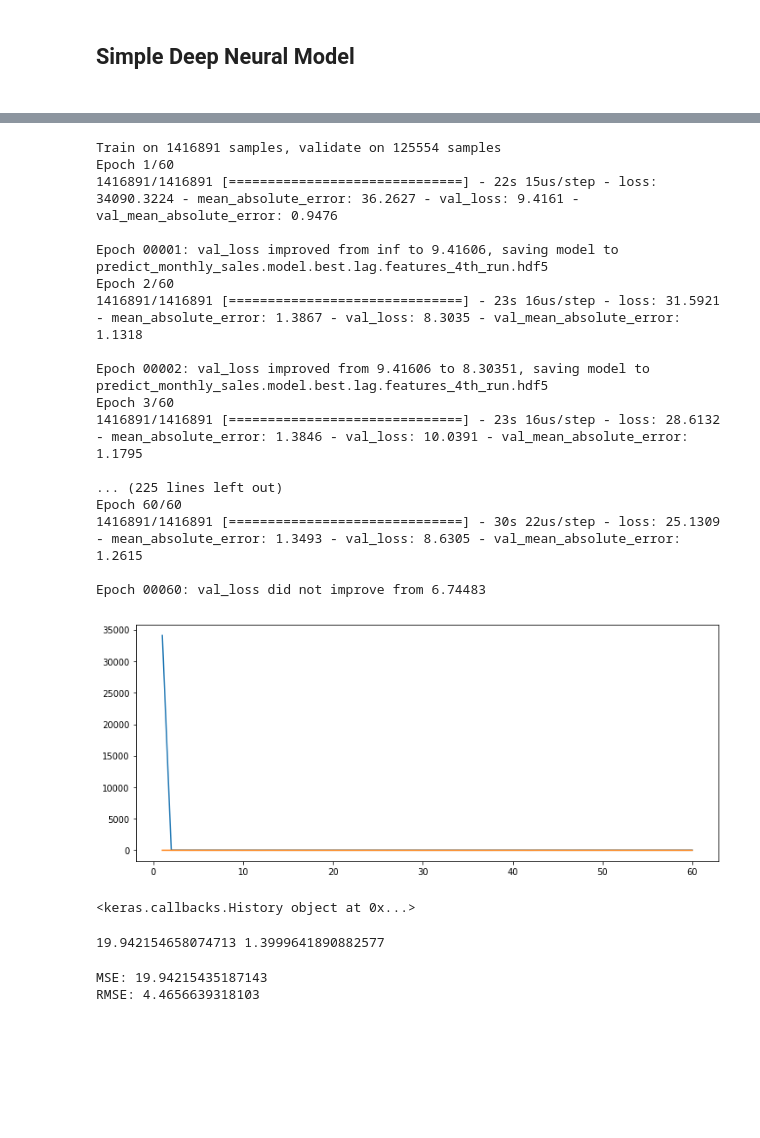
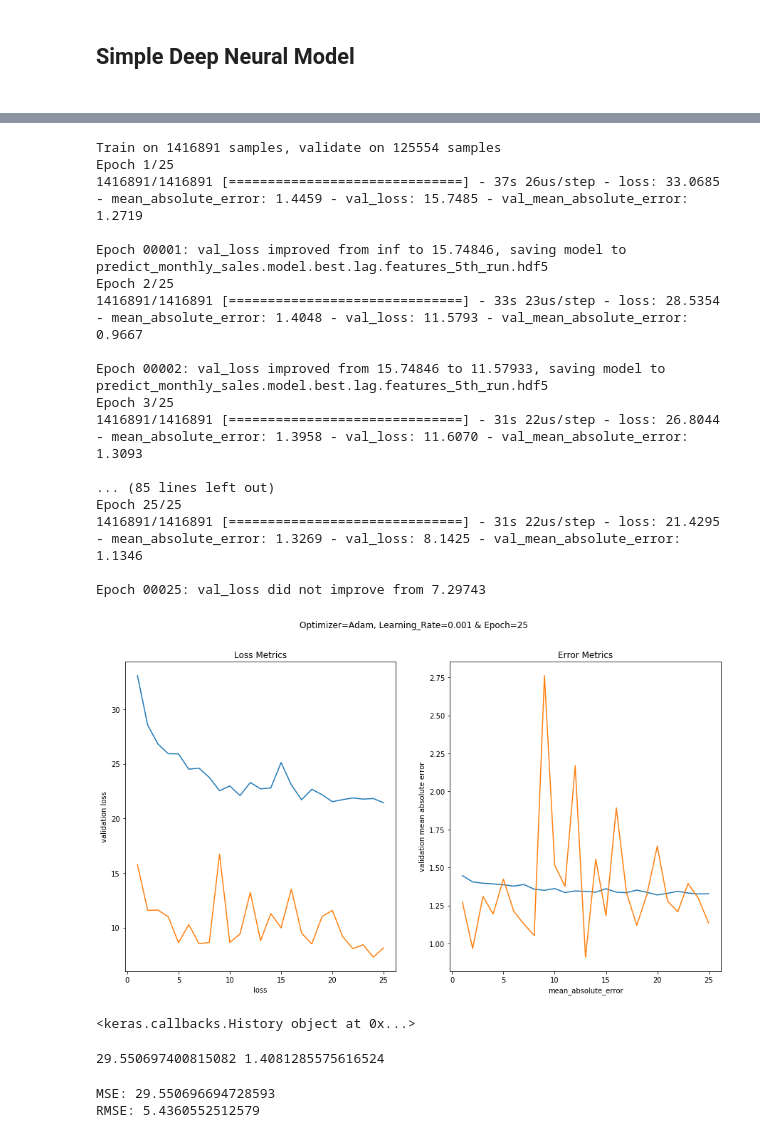
Before and after one commit to dj-more/Udacity-capstone, a Jupyter notebook: PredictSales-DeepNeuralNet.ipynb, the cells around one changed output, grey strips where cells are left out. Saved outputs shown, nothing was run; the diff lists cells and outputs as text; code cells hidden in the pictures; blank space fills up the shorter version.

Commit message:
Finalized sales prediction model

```diff
--- a/PredictSales-DeepNeuralNet.ipynb
+++ b/PredictSales-DeepNeuralNet.ipynb
@@ -156,13 +156,20 @@ del X_test['item_cnt_day']
 from keras.utils import np_utils
 from keras.models import Sequential
 from keras.layers import Dense, Dropout, Activation
+from keras.layers.normalization import BatchNormalization
 
 # define the model
 model = Sequential()
-model.add(Dense(32, input_shape=X_train.shape[1:],activation='relu'))
-model.add(Dropout(0.2))
-model.add(Dense(16, activation='relu'))
-model.add(Dropout(0.2))
+#model.add(Dense(100, input_shape=X_train.shape[1:],activation=None, kernel_initializer='he_normal'))
+model.add(Dense(100, input_shape=X_train.shape[1:],activation='relu',kernel_initializer='he_normal'))
+model.add(BatchNormalization())
+#model.add(Activation('relu'))
+model.add(Dropout(0.02))
+model.add(Dense(50, activation='relu', kernel_initializer='he_normal'))
+#model.add(Dense(64, activation='relu'))
+model.add(BatchNormalization())
+#model.add(Activation('relu'))
+model.add(Dropout(0.02))
 model.add(Dense(1, activation=None))
 
 # summarize the model
@@ -189,42 +195,59 @@ _________________________________________________________________
 # %%
 from keras import metrics
-model.compile(loss='mean_squared_error', optimizer='rmsprop', metrics=['mae'])
+from keras.optimizers import Adam
+
+opt = RMSprop(lr=0.002)
+model.compile(loss='mean_squared_error', optimizer=opt, metrics=['mae'])
 # %%
 from keras.callbacks import ModelCheckpoint
 
 # train the model
-checkpointer = ModelCheckpoint(filepath='predict_monthly_sales.model.best.lag.features_4th_run.hdf5', verbose=1, save_best_only=True)
-hist = model.fit(X_train, y_train, batch_size=1000, epochs=60, validation_data=(X_val, y_val),
+checkpointer = ModelCheckpoint(filepath='predict_monthly_sales.model.best.lag.features_5th_run.hdf5', verbose=1, save_best_only=True)
+hist = model.fit(X_train, y_train, batch_size=10000, epochs=25, validation_data=(X_val, y_val),
                  callbacks=[checkpointer],verbose=1)
 # %% [output]
 Train on 1416891 samples, validate on 125554 samples
-Epoch 1/60
-1416891/1416891 [==============================] - 22s 15us/step - loss: 34090.3224 - mean_absolute_error: 36.2627 - val_loss: 9.4161 - val_mean_absolute_error: 0.9476
+Epoch 1/25
+1416891/1416891 [==============================] - 37s 26us/step - loss: 33.0685 - mean_absolute_error: 1.4459 - val_loss: 15.7485 - val_mean_absolute_error: 1.2719
 
-Epoch 00001: val_loss improved from inf to 9.41606, saving model to predict_monthly_sales.model.best.lag.features_4th_run.hdf5
-Epoch 2/60
-1416891/1416891 [==============================] - 23s 16us/step - loss: 31.5921 - mean_absolute_error: 1.3867 - val_loss: 8.3035 - val_mean_absolute_error: 1.1318
+Epoch 00001: val_loss improved from inf to 15.74846, saving model to predict_monthly_sales.model.best.lag.features_5th_run.hdf5
+Epoch 2/25
+1416891/1416891 [==============================] - 33s 23us/step - loss: 28.5354 - mean_absolute_error: 1.4048 - val_loss: 11.5793 - val_mean_absolute_error: 0.9667
 
-Epoch 00002: val_loss improved from 9.41606 to 8.30351, saving model to predict_monthly_sales.model.best.lag.features_4th_run.hdf5
-Epoch 3/60
-1416891/1416891 [==============================] - 23s 16us/step - loss: 28.6132 - mean_absolute_error: 1.3846 - val_loss: 10.0391 - val_mean_absolute_error: 1.1795
+Epoch 00002: val_loss improved from 15.74846 to 11.57933, saving model to predict_monthly_sales.model.best.lag.features_5th_run.hdf5
+Epoch 3/25
+1416891/1416891 [==============================] - 31s 22us/step - loss: 26.8044 - mean_absolute_error: 1.3958 - val_loss: 11.6070 - val_mean_absolute_error: 1.3093
 
-... (225 lines left out)
-Epoch 60/60
-1416891/1416891 [==============================] - 30s 22us/step - loss: 25.1309 - mean_absolute_error: 1.3493 - val_loss: 8.6305 - val_mean_absolute_error: 1.2615
+... (85 lines left out)
+Epoch 25/25
+1416891/1416891 [==============================] - 31s 22us/step - loss: 21.4295 - mean_absolute_error: 1.3269 - val_loss: 8.1425 - val_mean_absolute_error: 1.1346
 
-Epoch 00060: val_loss did not improve from 6.74483
+Epoch 00025: val_loss did not improve from 7.29743
 # %%
 # Plot model performance
-fig = plt.figure(figsize = (12,5))
-ax = fig.add_subplot(111)
+fig = plt.figure(figsize = (15,8))
+fig.suptitle('Optimizer=Adam, Learning_Rate=0.001 & Epoch=25')
+ax = fig.add_subplot(1,2,1)
 x = np.array(range(1, len(hist.history['loss'])+1))
 y = np.transpose([hist.history[k] for k in ['loss', 'val_loss']])
-#ax.set_ylim((0.0, 10000.0))
+#ax.set_ylim((0.0, 3.0))
+ax.plot(x, y)
+ax.set(xlabel='loss', ylabel='validation loss')
+ax.set_title('Loss Metrics')
+
+
+# Plot model performance
+#fig = plt.figure(figsize = (12,5))
+ax = fig.add_subplot(1,2,2)
+x = np.array(range(1, len(hist.history['loss'])+1))
+y = np.transpose([hist.history[k] for k in ['mean_absolute_error', 'val_mean_absolute_error']])
+#ax.set_ylim((0.0, 3.0))
+ax.set(xlabel='mean_absolute_error',ylabel='validation mean absolute error')
+ax.set_title('Error Metrics')
 ax.plot(x, y)
 fig.show()
 # %% [output]
-[figure, old version]
+[figure, new version]
 # %%
 print(hist)
 # %% [output]
@@ -232,11 +255,11 @@ print(hist)
 # %%
 # evaluate test accuracy
 
-[mae,a] = model.evaluate(X_test, y_test, verbose=0)
+[rmse,mae] = model.evaluate(X_test, y_test, verbose=0)
 
-print(mae,a)
+print(rmse,mae)
 # %% [output]
-19.942154658074713 1.3999641890882577
+29.550697400815082 1.4081285575616524
 # %%
 from sklearn.metrics import mean_squared_error
 from math import sqrt
@@ -249,5 +272,5 @@ print("MSE:", meanSquaredError)
 rootMeanSquaredError = sqrt(meanSquaredError)
 print("RMSE:", rootMeanSquaredError)
 # %% [output]
-MSE: 19.94215435187143
-RMSE: 4.4656639318103
+MSE: 29.550696694728593
+RMSE: 5.4360552512579
```
Also changed, not shown: parts of 8 cells of this notebook, 6 other files.
